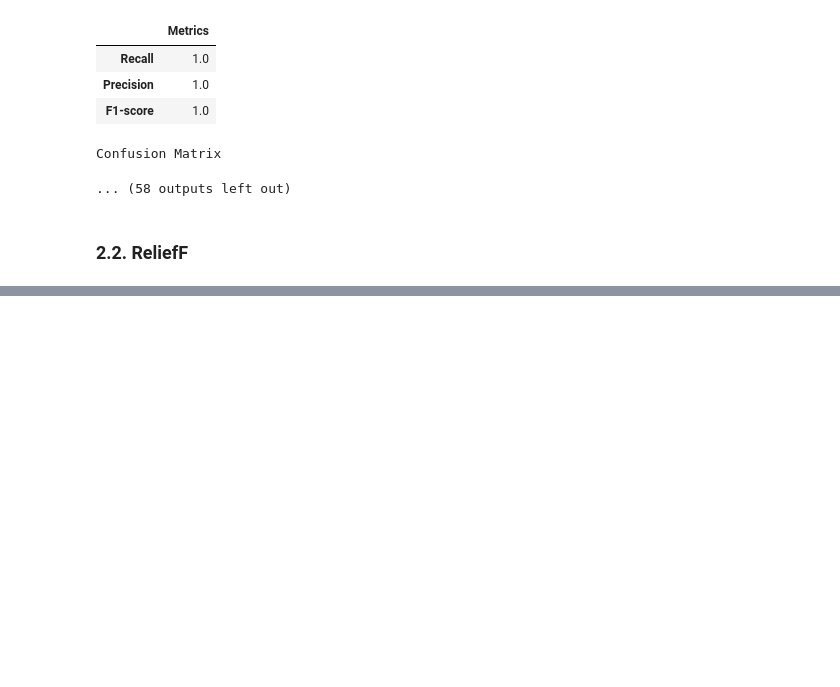
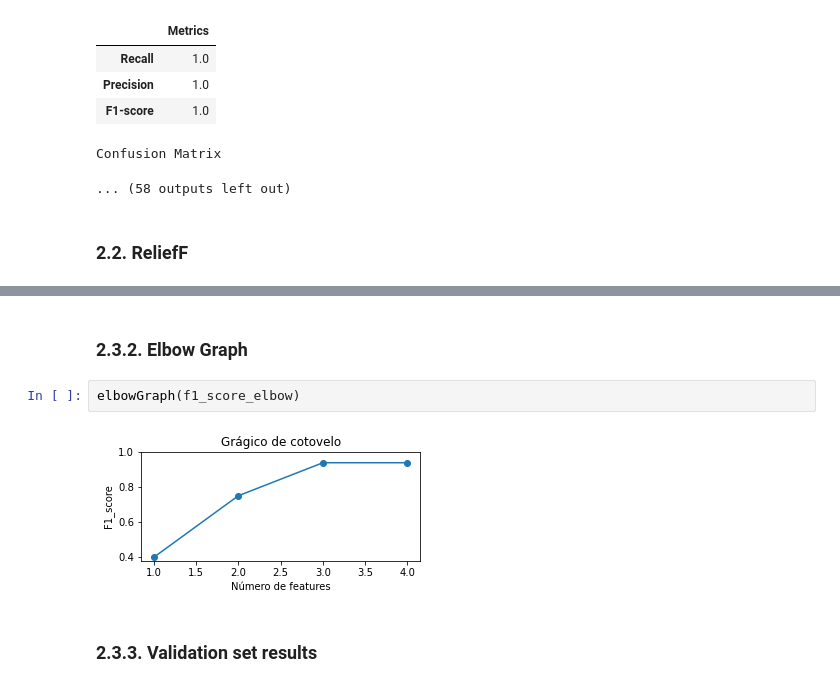
Before and after one commit to patii01/TCD-TP, a Jupyter notebook: Part_B/code/mainActivity.ipynb, the cells around one changed output, grey strips where cells are left out. Saved outputs shown, nothing was run; the diff lists cells and outputs as text; blank space fills up the shorter version.

```diff
--- a/Part_B/code/mainActivity.ipynb
+++ b/Part_B/code/mainActivity.ipynb
@@ -831,0 +875,8 @@ F1_score: 0.9327731092436974
+# %% [markdown]
+### 2.3.2. Elbow Graph
+# %%
+elbowGraph(f1_score_elbow)
+# %% [output]
+[figure, added]
+# %% [markdown]
+### 2.3.3. Validation set results
```
Also changed, not shown: parts of 23 cells of this notebook.
